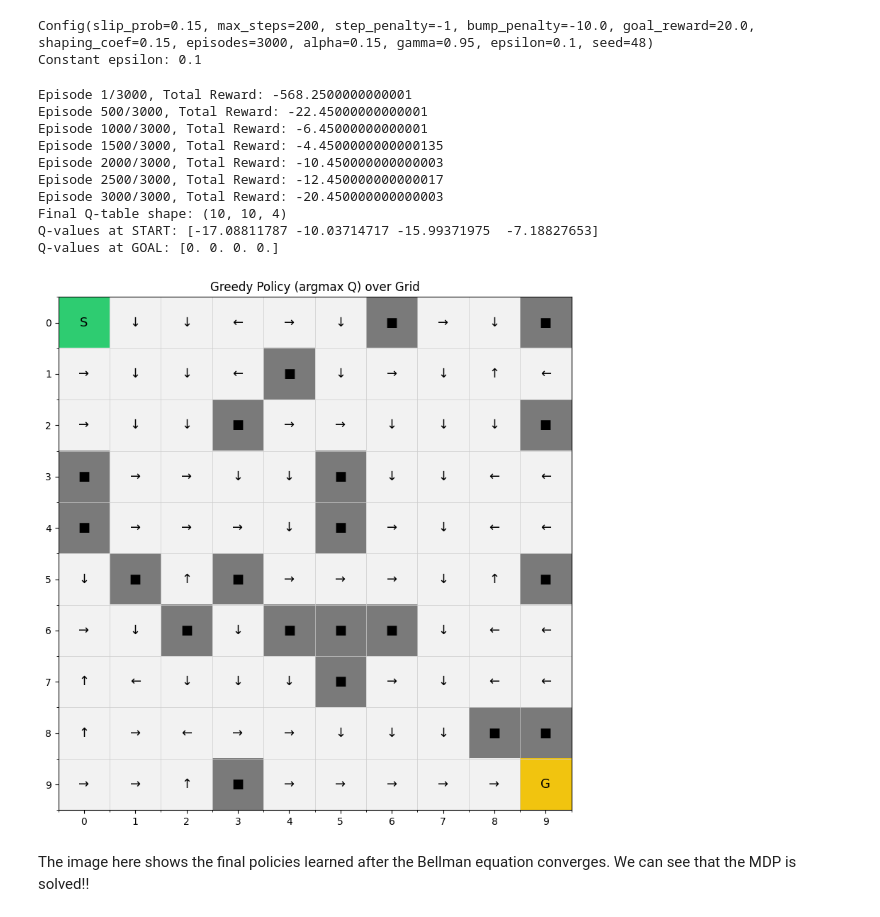
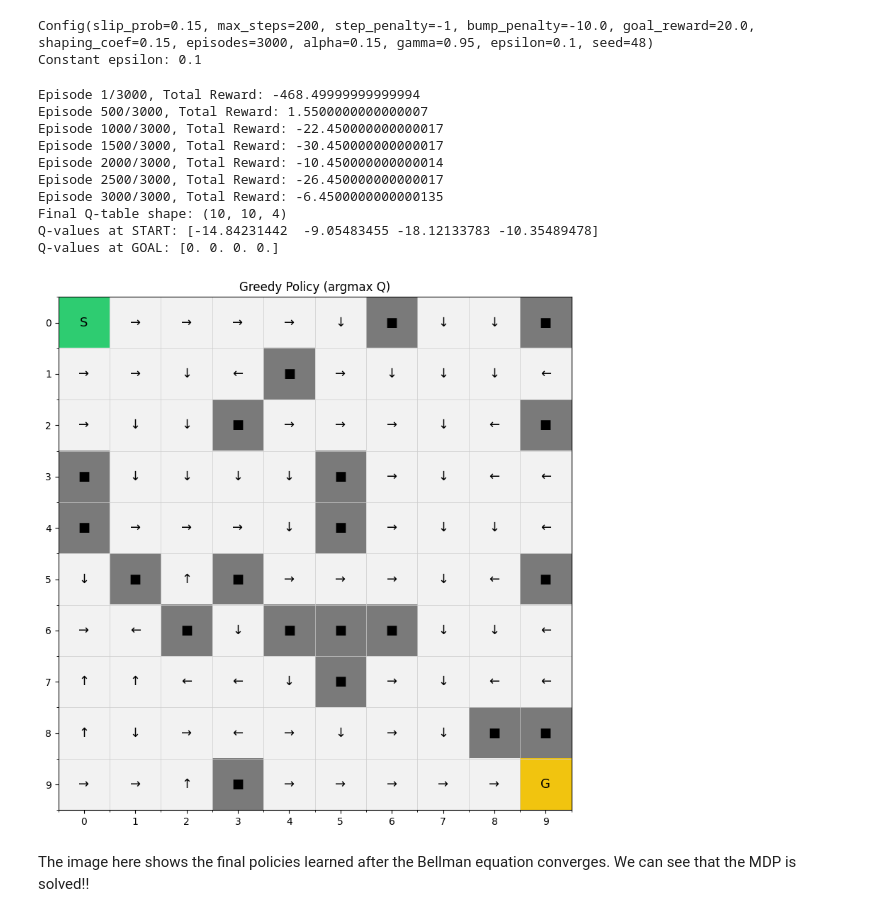
Before and after one commit to Amd36/Reinforcement-Learning, a Jupyter notebook: Q-learning.ipynb, the cells around one changed output. Saved outputs shown, nothing was run; the diff lists cells and outputs as text; code cells hidden in the pictures.

```diff
--- a/Q-learning.ipynb
+++ b/Q-learning.ipynb
@@ -234,42 +234,42 @@ def _show_background(ax):
 fig, ax = plt.subplots(figsize=(8, 8))
 _show_background(ax)
 
 # grid lines
 ax.set_xticks(np.arange(-.5, GRID_W, 1), minor=True)
 ax.set_yticks(np.arange(-.5, GRID_H, 1), minor=True)
 ax.grid(which='minor', linewidth=0.5, color='#cccccc')
 ax.set_xticks(range(GRID_W))
 ax.set_yticks(range(GRID_H))
 # ax.invert_yaxis()
 
 for r in range(GRID_H):
     for c in range(GRID_W):
         if grid_num[r, c] == 1:
             txt = "■"              # obstacle
         elif (r, c) == START:
             txt = "S"
         elif (r, c) == GOAL:
             txt = "G"
         else:
             best_a_idx = int(np.argmax(Q[r, c]))
             best_action = ACTIONS[best_a_idx]
             txt = idx2arrow[best_action]
         ax.text(c, r, txt, ha="center", va="center", fontsize=13)
 
-ax.set_title("Greedy Policy (argmax Q) over Grid")
+ax.set_title("Greedy Policy (argmax Q)")
 plt.tight_layout()
 plt.show()
 # %% [output]
-Episode 1/3000, Total Reward: -568.2500000000001
-Episode 500/3000, Total Reward: -22.45000000000001
-Episode 1000/3000, Total Reward: -6.45000000000001
-Episode 1500/3000, Total Reward: -4.4500000000000135
-Episode 2000/3000, Total Reward: -10.450000000000003
-Episode 2500/3000, Total Reward: -12.450000000000017
-Episode 3000/3000, Total Reward: -20.450000000000003
+Episode 1/3000, Total Reward: -468.49999999999994
+Episode 500/3000, Total Reward: 1.5500000000000007
+Episode 1000/3000, Total Reward: -22.450000000000017
+Episode 1500/3000, Total Reward: -30.450000000000017
+Episode 2000/3000, Total Reward: -10.450000000000014
+Episode 2500/3000, Total Reward: -26.450000000000017
+Episode 3000/3000, Total Reward: -6.4500000000000135
 Final Q-table shape: (10, 10, 4)
-Q-values at START: [-17.08811787 -10.03714717 -15.99371975  -7.18827653]
+Q-values at START: [-14.84231442  -9.05483455 -18.12133783 -10.35489478]
 Q-values at GOAL: [0. 0. 0. 0.]
-[figure, old version]
+[figure, new version]
 # %% [markdown]
 The image here shows the final policies learned after the Bellman equation converges. We can see that the MDP is solved!!
```
Also changed, not shown: parts of 1 cell of this notebook, 5 other files.
